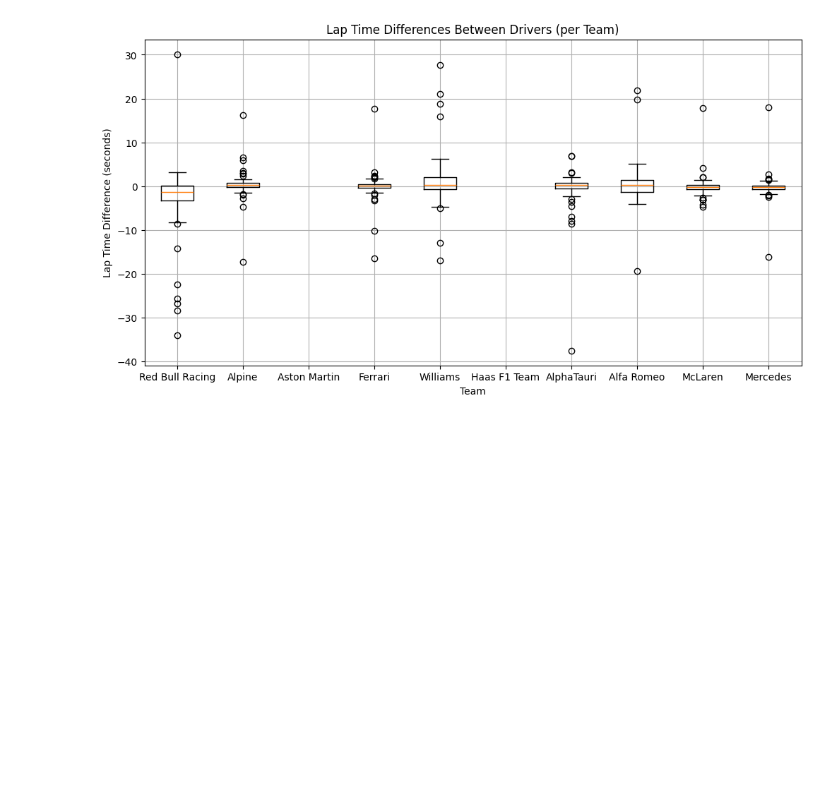
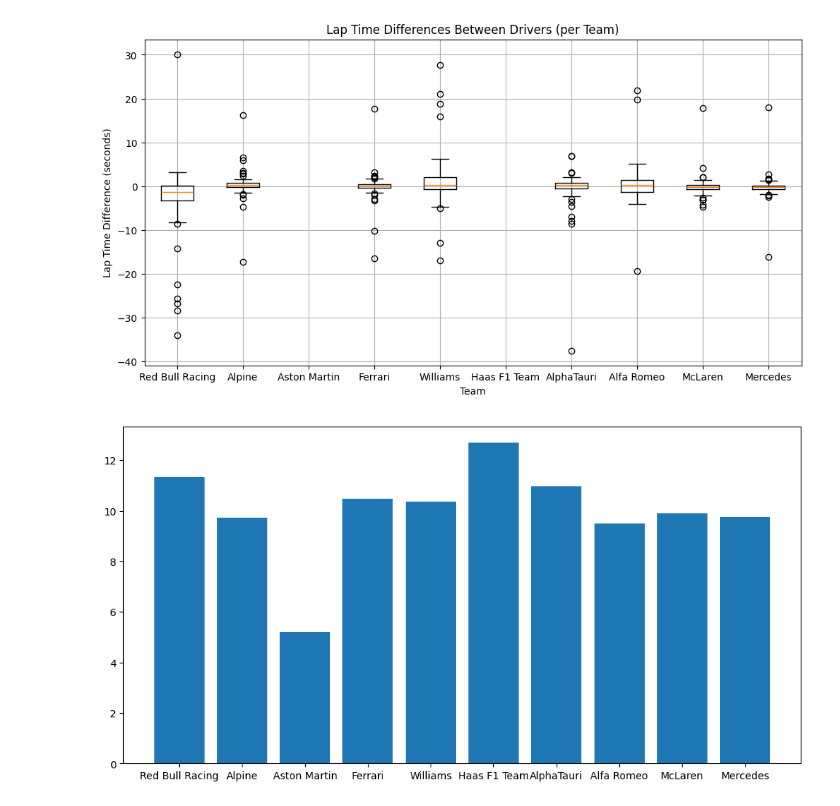
Before and after one commit to OhOmah/F1Revisited, a Jupyter notebook: MaxVSecondSeat.ipynb, the cells around one changed output. Drawn from its saved outputs; the diff is of its cells as text; code cells hidden in the pictures; blank space fills up the shorter version.

```diff
--- a/MaxVSecondSeat.ipynb
+++ b/MaxVSecondSeat.ipynb
@@ -242,3 +240,42 @@ core           INFO     Finished loading data for 20 drivers: ['1', '14', '31',
 [figure]
 # %%
 # now create histogram of laptime differences.
+# %%
+# Standard deviation of lap time differences
+team_std = {}
+for team in Teams:
+    drivers = race.laps[race.laps['Team'] == team].Driver.unique()
+    # Pull drivers and laps
+    driver1 = drivers[0]
+    driver2= drivers[1]
+    driver1_laps = race.laps[race.laps['Driver'] == driver1].copy()
+    driver2_laps = race.laps[race.laps['Driver'] == driver2].copy()
+
+    # filter to only laps where both drivers completed
+    common_laps = np.intersect1d(driver1_laps['LapNumber'], driver2_laps['LapNumber'])
+    driver1_common_laps = driver1_laps[driver1_laps['LapNumber'].isin(common_laps)]
+    driver2_common_laps = driver2_laps[driver2_laps['LapNumber'].isin(common_laps)]
+
+    # reset index
+    driver1_common_laps.reset_index(inplace=True)
+    driver2_common_laps.reset_index(inplace=True)
+
+    df = pd.DataFrame(columns=['driver1_times', 'driver2_times'])
+    df['driver1_times'] = driver1_common_laps['LapTime']
+    df['driver2_times'] = driver2_common_laps['LapTime']
+
+    std_series = pd.concat([df.driver1_times, df.driver2_times])
+
+    team_std[team] = std_series.std()
+
+bar_graph_data = []
+team_names = []
+for team, diffs in team_std.items():
+    bar_graph_data.append(diffs)
+    team_names.append(team)
+
+plt.figure(figsize=(12, 6))
+plt.bar(team_names, bar_graph_data)
+plt.show()
+# %% [output]
+[figure, added]
```
Also changed, not shown: parts of 1 cell of this notebook.
